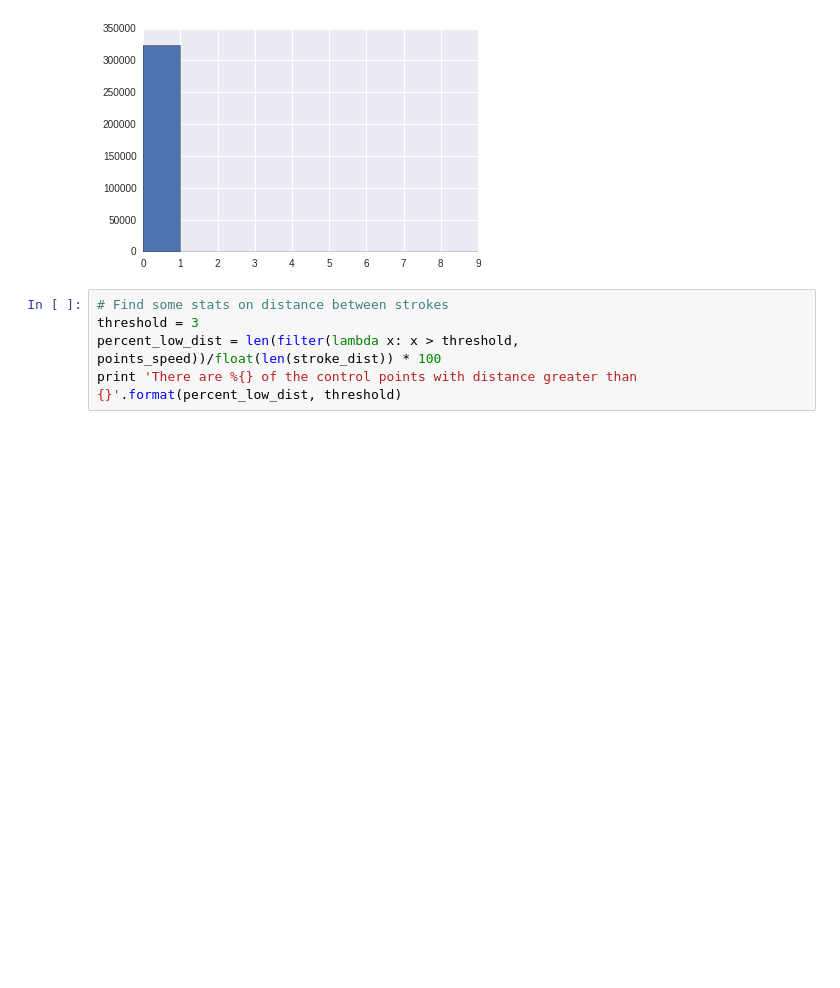
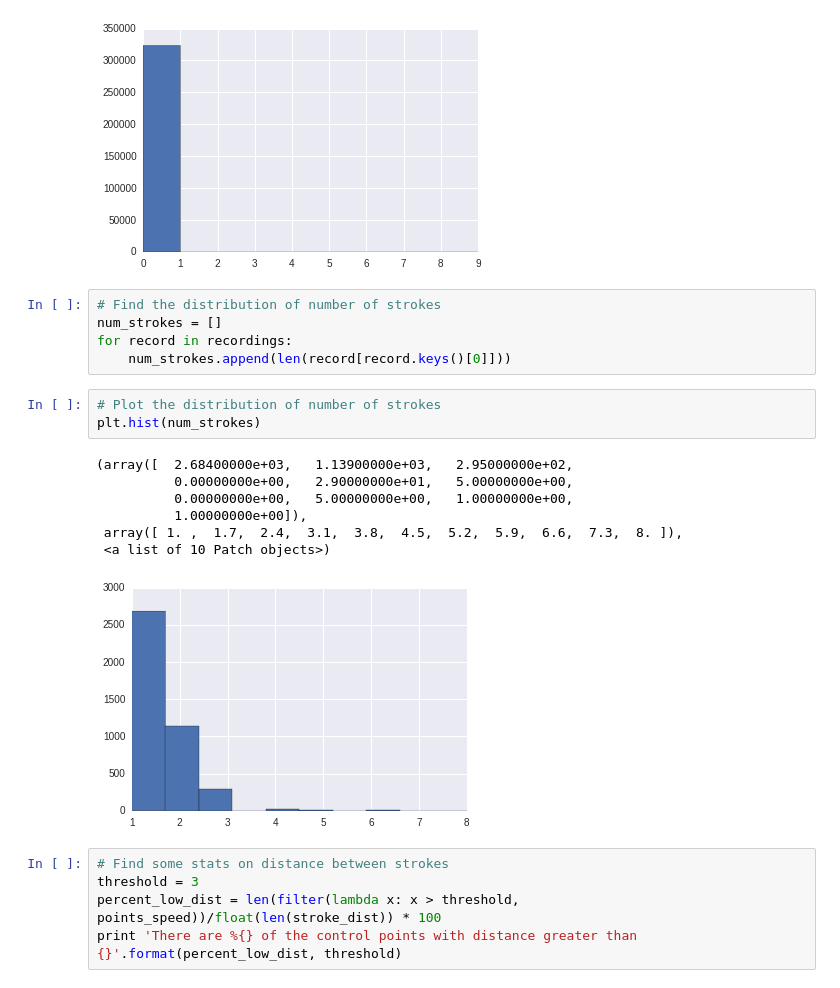
Before and after one commit to reza-asad/Hand-Writing-Recognition, a Jupyter notebook: model_evaluation/english_character_recognition.ipynb, the cells around one changed output. Saved outputs shown, nothing was run; the diff lists cells and outputs as text; blank space fills up the shorter version.

```diff
--- a/model_evaluation/english_character_recognition.ipynb
+++ b/model_evaluation/english_character_recognition.ipynb
@@ -242,6 +242,22 @@ plt.hist(points_speed, bins=range(10))
  array([0, 1, 2, 3, 4, 5, 6, 7, 8, 9]),
  <a list of 9 Patch objects>)
 [figure]
+# %%
+# Find the distribution of number of strokes
+num_strokes = []
+for record in recordings:
+    num_strokes.append(len(record[record.keys()[0]]))
+# %%
+# Plot the distribution of number of strokes
+plt.hist(num_strokes)
+# %% [output]
+(array([  2.68400000e+03,   1.13900000e+03,   2.95000000e+02,
+          0.00000000e+00,   2.90000000e+01,   5.00000000e+00,
+          0.00000000e+00,   5.00000000e+00,   1.00000000e+00,
+          1.00000000e+00]),
+ array([ 1. ,  1.7,  2.4,  3.1,  3.8,  4.5,  5.2,  5.9,  6.6,  7.3,  8. ]),
+ <a list of 10 Patch objects>)
+[figure, added]
 # %%
 # Find some stats on distance between strokes
 threshold = 3
```
Also changed, not shown: parts of 7 cells of this notebook.
